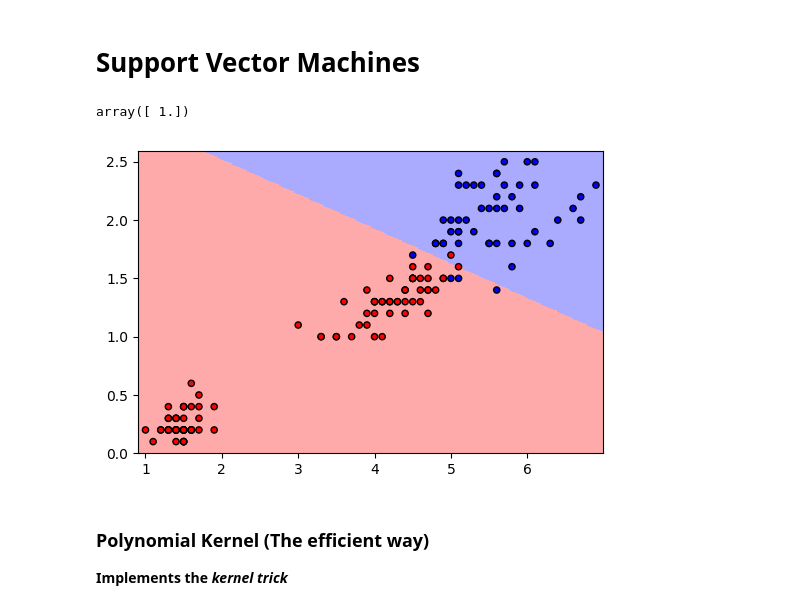
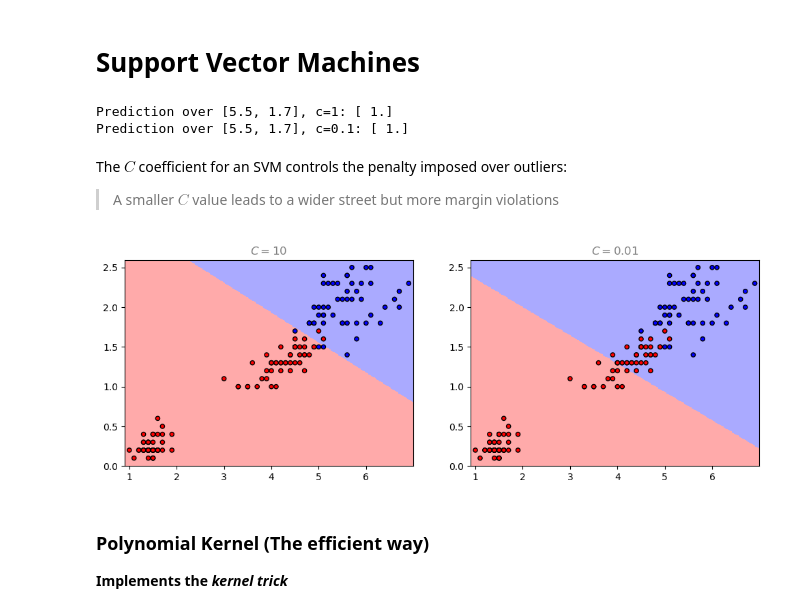
Before and after one commit to gerdm/machine_learning, a Jupyter notebook: scikitlearn_tflow/SVMs.ipynb, the cells around one changed output. Saved outputs shown, nothing was run; the diff lists cells and outputs as text; code cells hidden in the pictures.

```diff
--- a/scikitlearn_tflow/SVMs.ipynb
+++ b/scikitlearn_tflow/SVMs.ipynb
@@ -42,5 +42,5 @@ def plot_classf_model(X, y, model, ax, title=None):
 # %%
-# Training an SVM classifier tho distinguish
+# Training an SVM classifier to distinguish
 # whether an instance of the dataset is Iris-Virginica
 # or not. We consider the variables petal length and,
 # petal width
@@ -48,22 +48,37 @@ iris = datasets.load_iris()
 X = iris["data"][:, (2, 3)]
 y = (iris["target"] == 2).astype(np.float64)
 
-svm_clf = Pipeline((
+svm_clf1 = Pipeline((
     ("scaler", StandardScaler()),
-    ("linear_svc", LinearSVC(C=1, loss="hinge")),
+    ("linear_svc", LinearSVC(C=10, loss="hinge")),
 ))
 
-svm_clf.fit(X, y)
+svm_clf2 = Pipeline((
+    ("scaler", StandardScaler()),
+    ("linear_svc", LinearSVC(C=.01, loss="hinge")),
+))
 
-svm_clf.predict([[5.5, 1.7]])
+svm_clf1.fit(X, y)
+svm_clf2.fit(X, y)
+
+
+tpoint = [5.5, 1.7]
+print(f"Prediction over {tpoint}, c=1: {svm_clf1.predict([tpoint])}")
+print(f"Prediction over {tpoint}, c=0.1: {svm_clf2.predict([tpoint])}")
 # %% [output]
-array([ 1.])
+Prediction over [5.5, 1.7], c=1: [ 1.]
+Prediction over [5.5, 1.7], c=0.1: [ 1.]
-# %%
-fig = plt.figure()
-ax = fig.add_subplot(111)
-plot_classf_model(X, y, svm_clf, ax)
-# %% [output]
-[figure, removed]
+# %% [markdown]
+The $C$ coefficient for an SVM controls the penalty imposed over outliers:
+> A smaller $C$ value leads to a wider street but more margin violations
+# %%
+fig = plt.figure(figsize=(12, 4))
+ax1 = fig.add_subplot(121)
+ax2 = fig.add_subplot(122)
+plot_classf_model(X, y, svm_clf1, ax1, "$C=10$")
+plot_classf_model(X, y, svm_clf2, ax2, "$C=0.01$")
+# %% [output]
+[figure, added]
 # %% [markdown]
 ### Polynomial Kernel (The efficient way)
 **Implements the *kernel trick***
```
Also changed, not shown: parts of 4 cells of this notebook.
